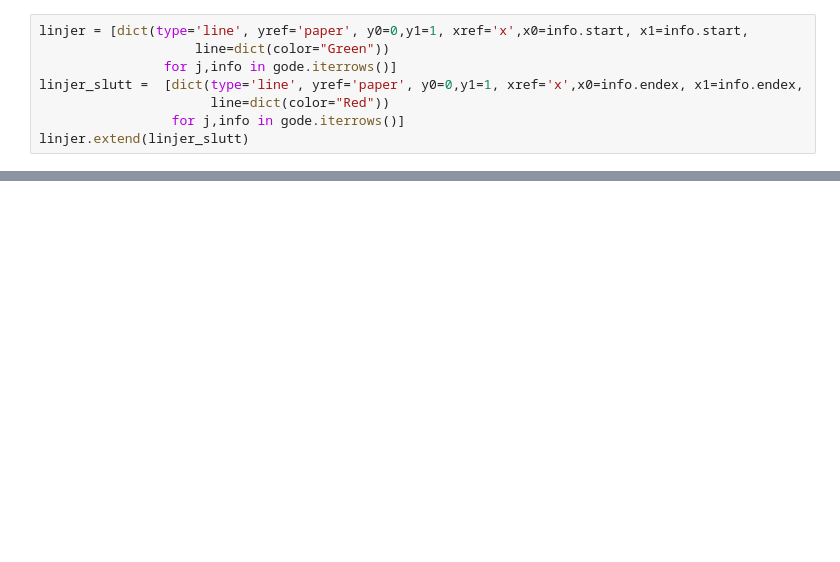
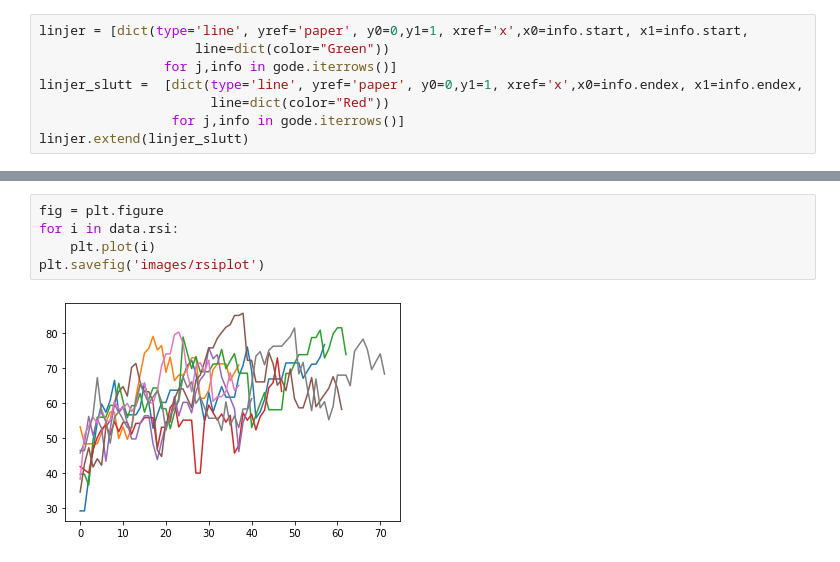
Before and after one commit to stianteien/instradag, a Jupyter notebook: make_model.ipynb, the cells around one changed output, grey strips where cells are left out. Drawn from its saved outputs; the diff is of its cells as text; blank space fills up the shorter version.

```diff
--- a/make_model.ipynb
+++ b/make_model.ipynb
@@ -139,0 +108,7 @@ px.bar(stock, x='tid', y=['trix'])
+# %%
+fig = plt.figure
+for i in data.rsi:
+    plt.plot(i)
+plt.savefig('images/rsiplot')
+# %% [output]
+[figure, added]
```
Also changed, not shown: parts of 17 cells of this notebook, 1 other file.
